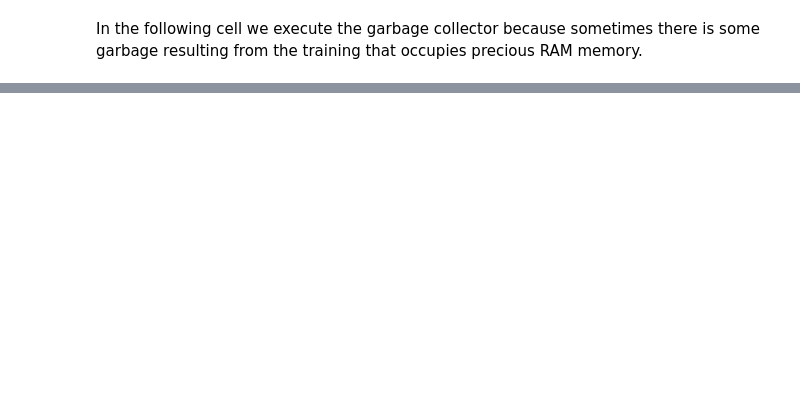
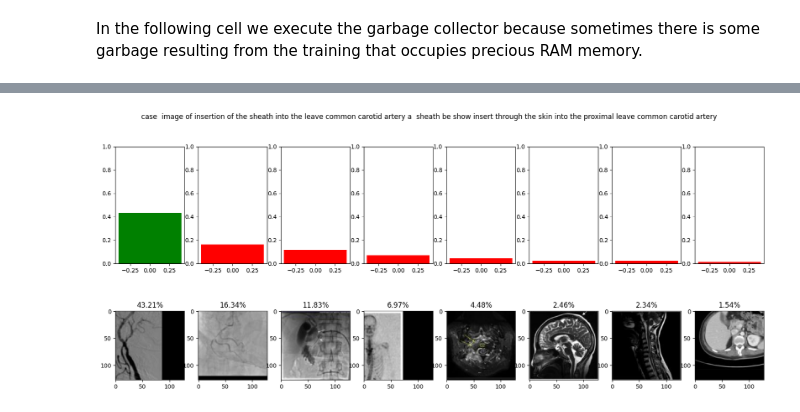
Before and after one commit to AleCarminati/clip-roco, a Jupyter notebook: clip_roco.ipynb, the cells around one changed output, grey strips where cells are left out. Drawn from its saved outputs; the diff is of its cells as text; code cells hidden in the pictures; blank space fills up the shorter version.

```diff
--- a/clip_roco.ipynb
+++ b/clip_roco.ipynb
@@ -380,0 +485,20 @@ gc.collect()
+# %%
+selected_text = 23
+fig, ax = plt.subplots(nrows=2, ncols=8, figsize=(20,8))
+
+fig.suptitle(captions_test.iloc[idx[selected_text]]["caption"])
+
+i = 0
+
+top_perc = np.argsort(-caption_vs_image[selected_text].numpy())
+
+for i in range(8):
+  bars=ax[0][i].bar(0,caption_vs_image[selected_text][top_perc[i]].numpy(),
+                    color="r")
+  ax[0][i].set_ylim(0,1)
+  if top_perc[i] == selected_text:
+    bars[0].set_color('g')
+  ax[1][i].imshow(images_test[idx[top_perc[i]]])
+  ax[1][i].set_title(f"{caption_vs_image[selected_text][top_perc[i]].numpy():.2%}")
+# %% [output]
+[figure, added]
```
Also changed, not shown: parts of 59 cells of this notebook.
